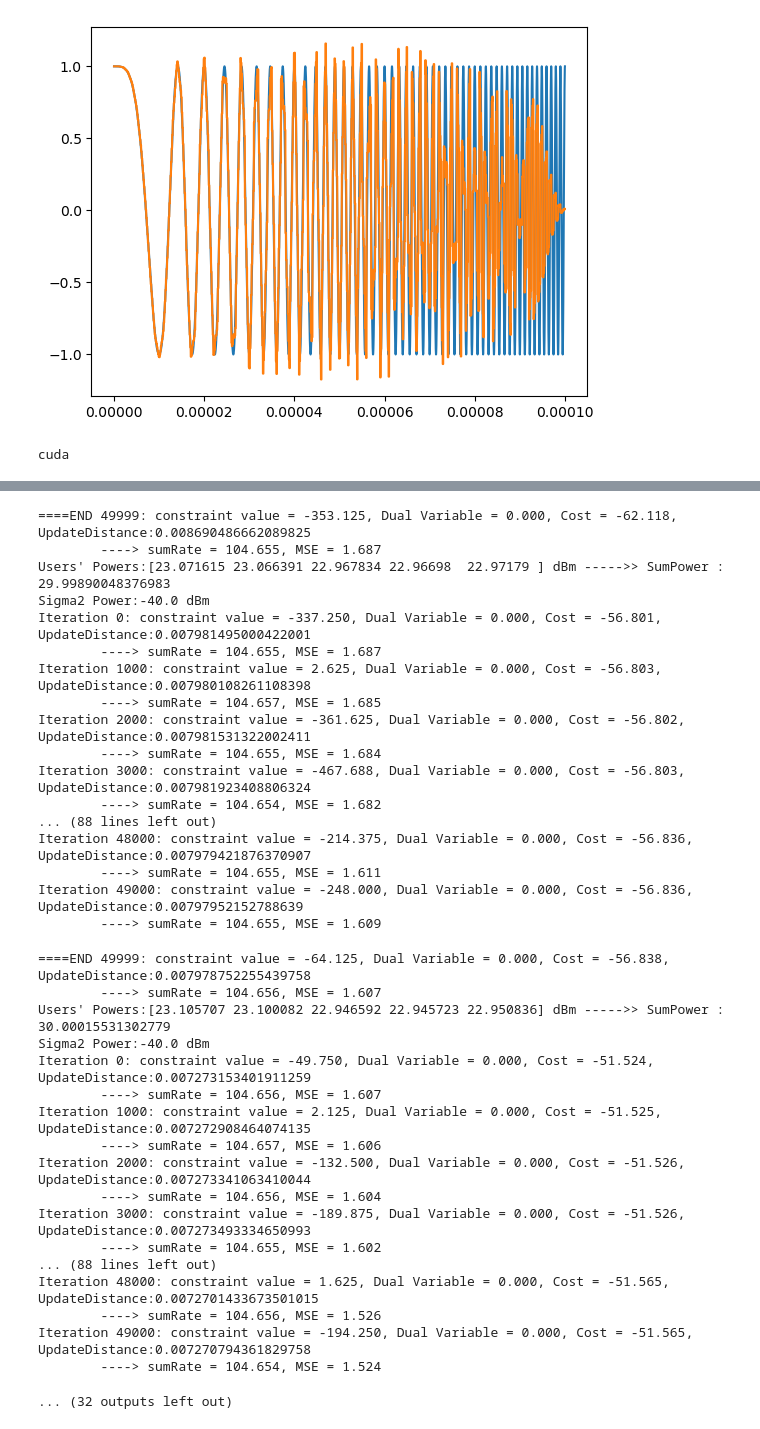
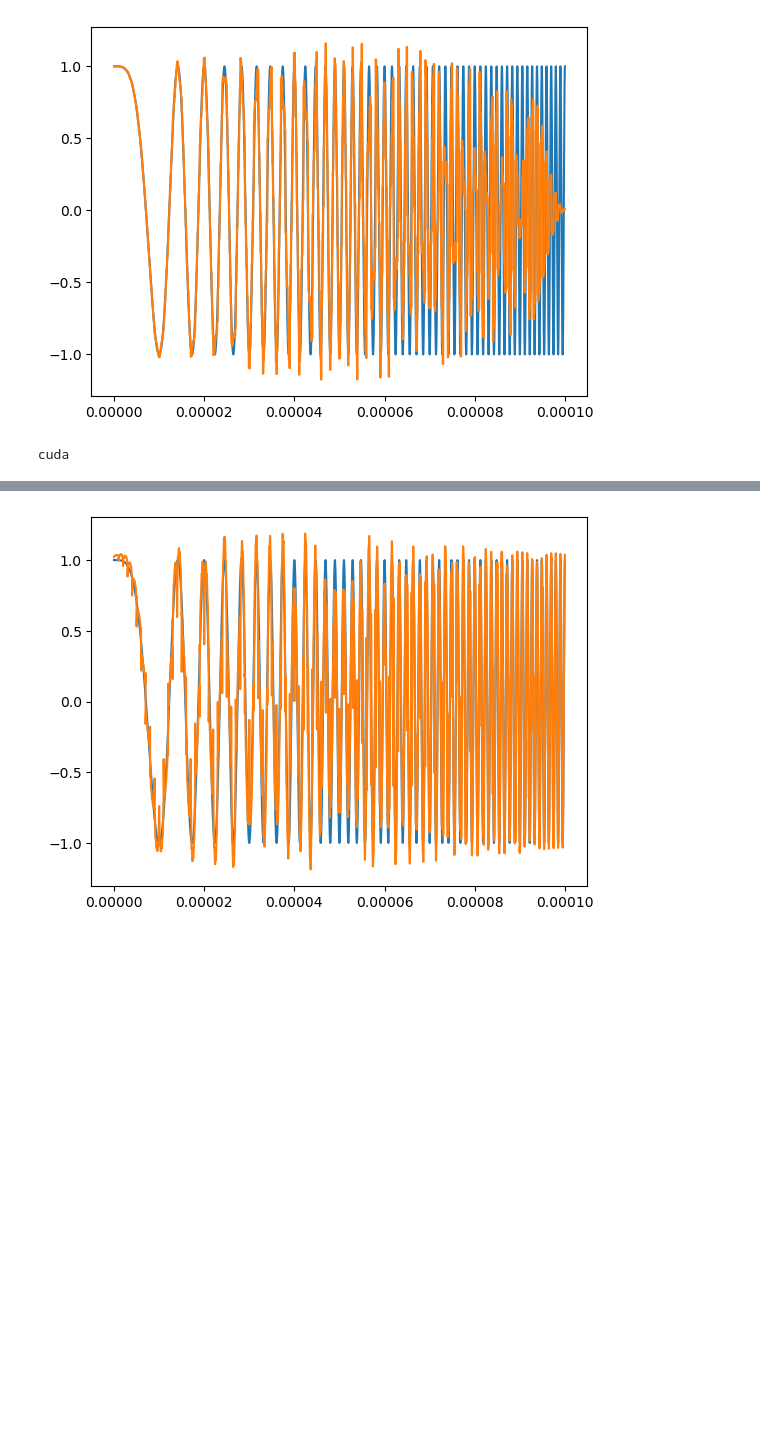
Before and after one commit to alireza06/JSAC_waveform_design, a Jupyter notebook: ga first.ipynb, the cells around one changed output, grey strips where cells are left out. Cells and saved outputs as stored; diff of their text form; code cells hidden in the pictures; blank space fills up the shorter version.

```diff
--- a/ga first.ipynb
+++ b/ga first.ipynb
@@ -21,7 +21,7 @@ K = 5         # Number of users (OFDMA users)
 L = 100        # Number of bits in radar pulse duration
 Tb = T / L     # Duration of each bit interval
 snr_db = 30
-Ptotal_dbm = 30
+Ptotal_dbm = -30
 comm_pulse_kind = 'CDMA'
 radar_pulse_kind = 'LFM'
 
@@ -158,6 +158,7 @@ c.retain_grad()
 dual = 0
 dual_update_rate = 1e-5
 Theta = np.linspace(0,1,21)
+Theta = [1]
 MSEs = np.zeros(len(Theta))
 SumRates = np.zeros(len(Theta))
 for idx, theta in tqdm(enumerate(Theta)):
@@ -372,38 +233,4 @@ Iteration 49000: constraint value = -18.375, Dual Variable = 0.000, Cost = -62.1
-====END 49999: constraint value = -353.125, Dual Variable = 0.000, Cost = -62.118, UpdateDistance:0.008690486662089825
-        ----> sumRate = 104.655, MSE = 1.687
-Users' Powers:[23.071615 23.066391 22.967834 22.96698  22.97179 ] dBm ----->> SumPower : 29.99890048376983
-Sigma2 Power:-40.0 dBm
-Iteration 0: constraint value = -337.250, Dual Variable = 0.000, Cost = -56.801, UpdateDistance:0.007981495000422001
-        ----> sumRate = 104.655, MSE = 1.687
-Iteration 1000: constraint value = 2.625, Dual Variable = 0.000, Cost = -56.803, UpdateDistance:0.007980108261108398
-        ----> sumRate = 104.657, MSE = 1.685
-Iteration 2000: constraint value = -361.625, Dual Variable = 0.000, Cost = -56.802, UpdateDistance:0.007981531322002411
-        ----> sumRate = 104.655, MSE = 1.684
-Iteration 3000: constraint value = -467.688, Dual Variable = 0.000, Cost = -56.803, UpdateDistance:0.007981923408806324
-        ----> sumRate = 104.654, MSE = 1.682
-... (88 lines left out)
-Iteration 48000: constraint value = -214.375, Dual Variable = 0.000, Cost = -56.836, UpdateDistance:0.007979421876370907
-        ----> sumRate = 104.655, MSE = 1.611
-Iteration 49000: constraint value = -248.000, Dual Variable = 0.000, Cost = -56.836, UpdateDistance:0.00797952152788639
-        ----> sumRate = 104.655, MSE = 1.609
-====END 49999: constraint value = -64.125, Dual Variable = 0.000, Cost = -56.838, UpdateDistance:0.007978752255439758
-        ----> sumRate = 104.656, MSE = 1.607
-Users' Powers:[23.105707 23.100082 22.946592 22.945723 22.950836] dBm ----->> SumPower : 30.00015531302779
-Sigma2 Power:-40.0 dBm
-Iteration 0: constraint value = -49.750, Dual Variable = 0.000, Cost = -51.524, UpdateDistance:0.007273153401911259
-        ----> sumRate = 104.656, MSE = 1.607
-Iteration 1000: constraint value = 2.125, Dual Variable = 0.000, Cost = -51.525, UpdateDistance:0.007272908464074135
-        ----> sumRate = 104.657, MSE = 1.606
-Iteration 2000: constraint value = -132.500, Dual Variable = 0.000, Cost = -51.526, UpdateDistance:0.007273341063410044
-        ----> sumRate = 104.656, MSE = 1.604
-Iteration 3000: constraint value = -189.875, Dual Variable = 0.000, Cost = -51.526, UpdateDistance:0.007273493334650993
-        ----> sumRate = 104.655, MSE = 1.602
-... (88 lines left out)
-Iteration 48000: constraint value = 1.625, Dual Variable = 0.000, Cost = -51.565, UpdateDistance:0.0072701433673501015
-        ----> sumRate = 104.656, MSE = 1.526
-Iteration 49000: constraint value = -194.250, Dual Variable = 0.000, Cost = -51.565, UpdateDistance:0.007270794361829758
-        ----> sumRate = 104.654, MSE = 1.524
-... (32 outputs left out)
+[figure, added]
 # %%
 import numpy as np
 import matplotlib.pyplot as plt
```
Also changed, not shown: parts of 2 cells of this notebook, 4 other files.
